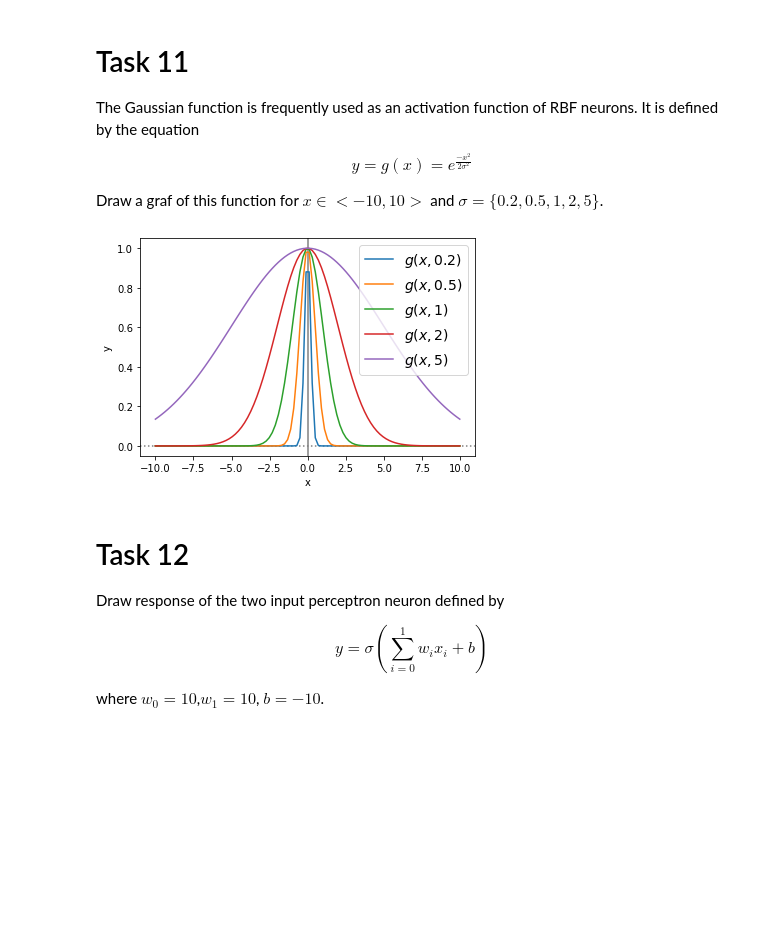
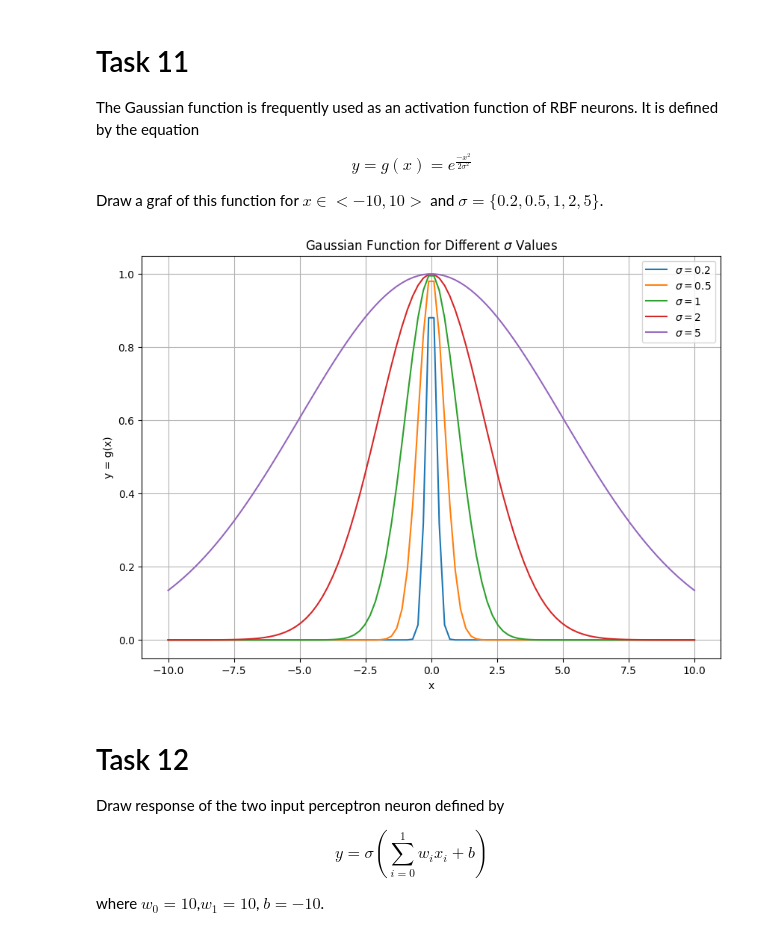
Before and after one commit to hyperhacker1/Computational-Intelligence-Lab, a Jupyter notebook: lab_1_stud.ipynb, the cells around one changed output. Saved outputs shown, nothing was run; the diff lists cells and outputs as text; code cells hidden in the pictures; blank space fills up the shorter version.

```diff
--- a/lab_1_stud.ipynb
+++ b/lab_1_stud.ipynb
@@ -422,27 +422,27 @@ Draw a graf of this function for $x\in <-10,10>$ and $\sigma=\{0.2,0.5,1,2,5\}$.
 # %%
 import numpy as np
 import matplotlib.pyplot as plt
 
 def gaussian(x, sigma):
     return np.exp(-x**2 / (2 * sigma**2))
 
 x = np.linspace(-10, 10, 100) # Generate 100 points between -10 and 10
 sigmas = [0.2, 0.5, 1, 2, 5]
 
 plt.figure(figsize=(10, 7))
 
 for sigma in sigmas:
     y = gaussian(x, sigma)
-    plt.plot(x, y, label=f'$\sigma = {sigma}$', linestyle='-')
+    plt.plot(x, y, label=fr'$\sigma = {sigma}$', linestyle='-')
 
-plt.title('Gaussian Function for Different $\sigma$ Values')
+plt.title(r'Gaussian Function for Different $\sigma$ Values')
 plt.xlabel('x')
 plt.ylabel('y = g(x)')
 plt.grid(True)
 plt.legend()
 plt.show()
 # %% [output]
-[figure, old version]
+[figure, new version]
 # %% [markdown]
 # Task 12
 
```
Also changed, not shown: parts of 8 cells of this notebook.
